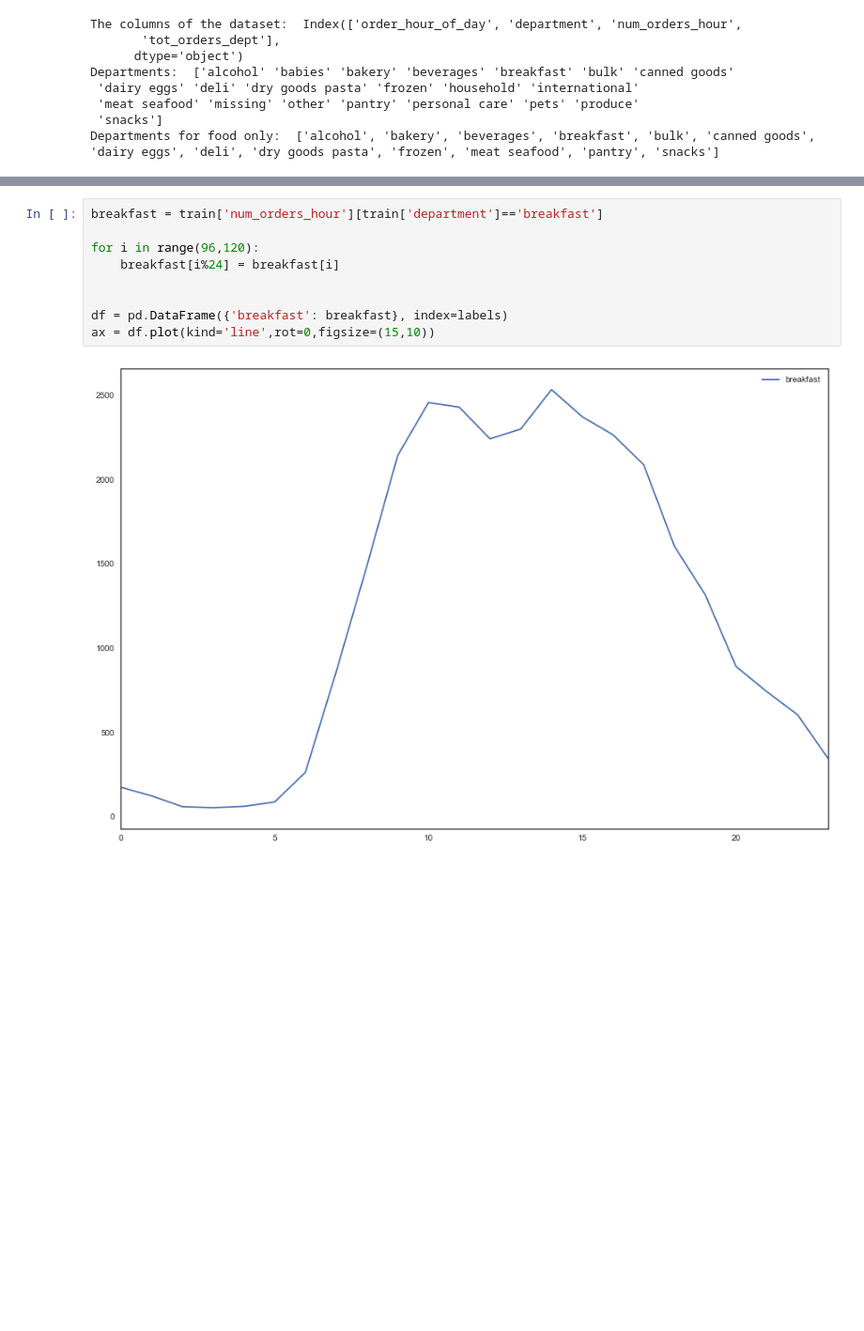
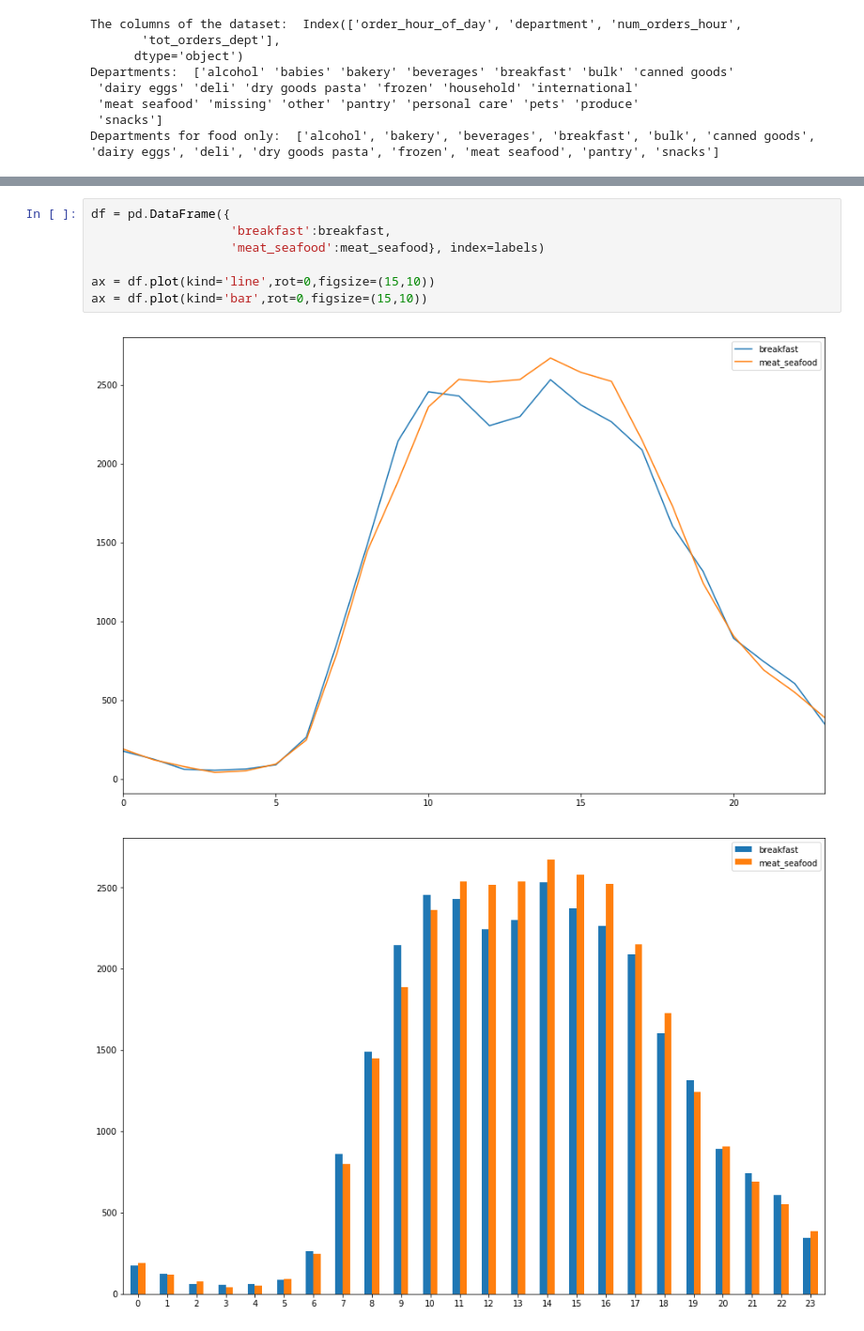
Before and after one commit to naimul011/grocery_shopping_order_analysis, a Jupyter notebook: notebook.ipynb, the cells around one changed output, grey strips where cells are left out. Shown at 94% size. Cells and saved outputs as stored; diff of their text form; blank space fills up the shorter version.

```diff
--- a/notebook.ipynb
+++ b/notebook.ipynb
@@ -126,11 +148,10 @@ ax = df.plot(kind='line',rot=0,figsize=(15,10))
 # %%
-breakfast = train['num_orders_hour'][train['department']=='breakfast']
+df = pd.DataFrame({
+                   'breakfast':breakfast,
+                   'meat_seafood':meat_seafood}, index=labels)
 
-for i in range(96,120):
-    breakfast[i%24] = breakfast[i]
-
-
-df = pd.DataFrame({'breakfast': breakfast}, index=labels)
 ax = df.plot(kind='line',rot=0,figsize=(15,10))
+ax = df.plot(kind='bar',rot=0,figsize=(15,10))
 # %% [output]
-[figure, old version]
+[figure, new version]
+[figure, added]
```
Also changed, not shown: parts of 23 cells of this notebook.
